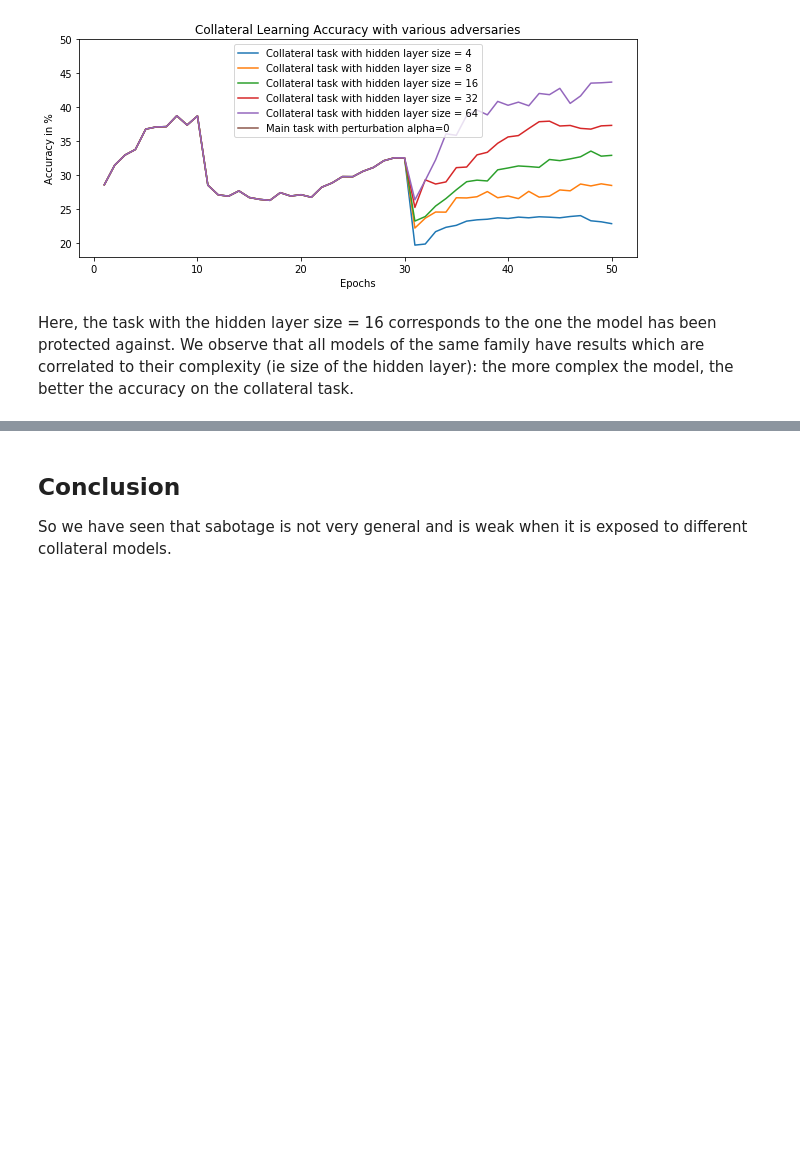
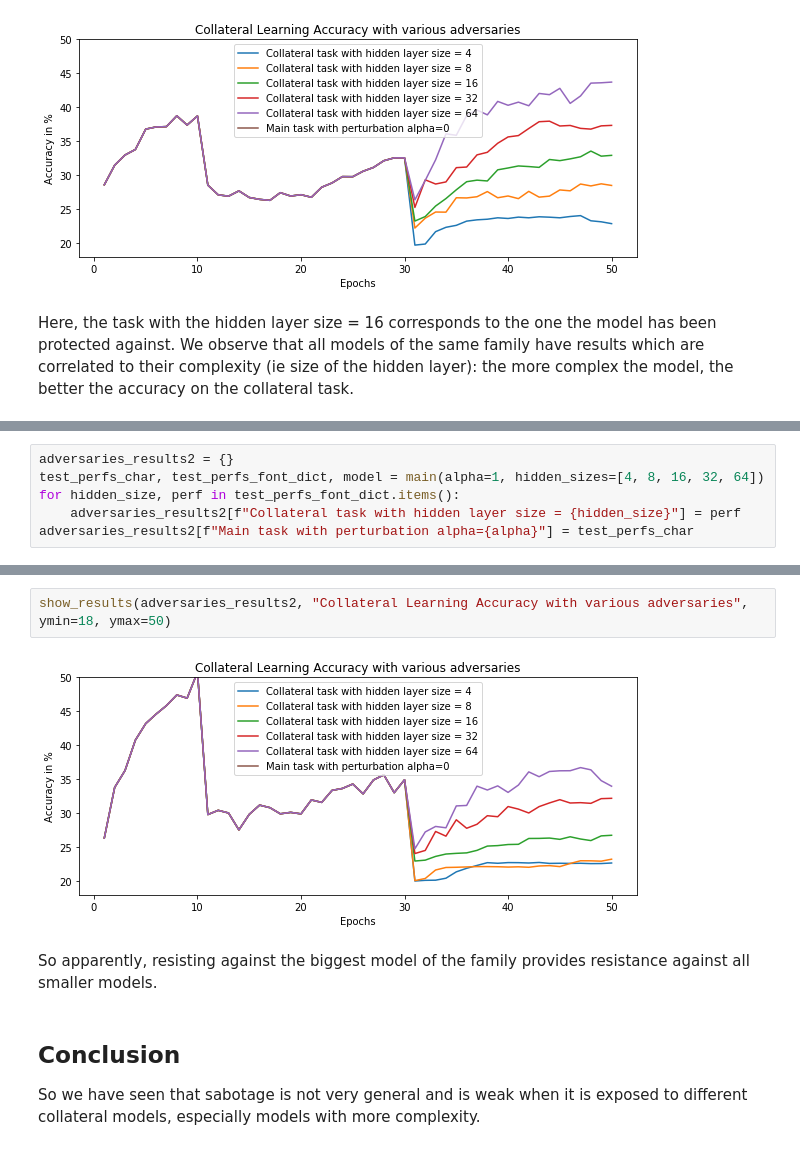
Before and after one commit to LaRiffle/collateral-learning, a Jupyter notebook: notebooks/Part 11 - Collateral Resistance Against Model Adaptation.ipynb, the cells around one changed output, grey strips where cells are left out. Saved outputs shown, nothing was run; the diff lists cells and outputs as text; blank space fills up the shorter version.

Commit message:
Add a section in part 11 about resistance against the biggest model of a family

```diff
--- a/notebooks/Part 11 - Collateral Resistance Against Model Adaptation.ipynb
+++ b/notebooks/Part 11 - Collateral Resistance Against Model Adaptation.ipynb
@@ -890,0 +985,6 @@ Here, the task with the hidden layer size = 16 corresponds to the one the model
+# %%
+adversaries_results2 = {}
+test_perfs_char, test_perfs_font_dict, model = main(alpha=1, hidden_sizes=[4, 8, 16, 32, 64])
+for hidden_size, perf in test_perfs_font_dict.items():
+    adversaries_results2[f"Collateral task with hidden layer size = {hidden_size}"] = perf
+adversaries_results2[f"Main task with perturbation alpha={alpha}"] = test_perfs_char
@@ -891,4 +1009,10 @@ Here, the task with the hidden layer size = 16 corresponds to the one the model
+# %%
+show_results(adversaries_results2, "Collateral Learning Accuracy with various adversaries", ymin=18, ymax=50)
+# %% [output]
+[figure, added]
+# %% [markdown]
+So apparently, resisting against the biggest model of the family provides resistance against all smaller models.
 # %% [markdown]
 ## Conclusion
 
-So we have seen that sabotage is not very general and is weak when it is exposed to different collateral models.
+So we have seen that sabotage is not very general and is weak when it is exposed to different collateral models, especially models with more complexity.
```
Also changed, not shown: parts of 8 cells of this notebook.
